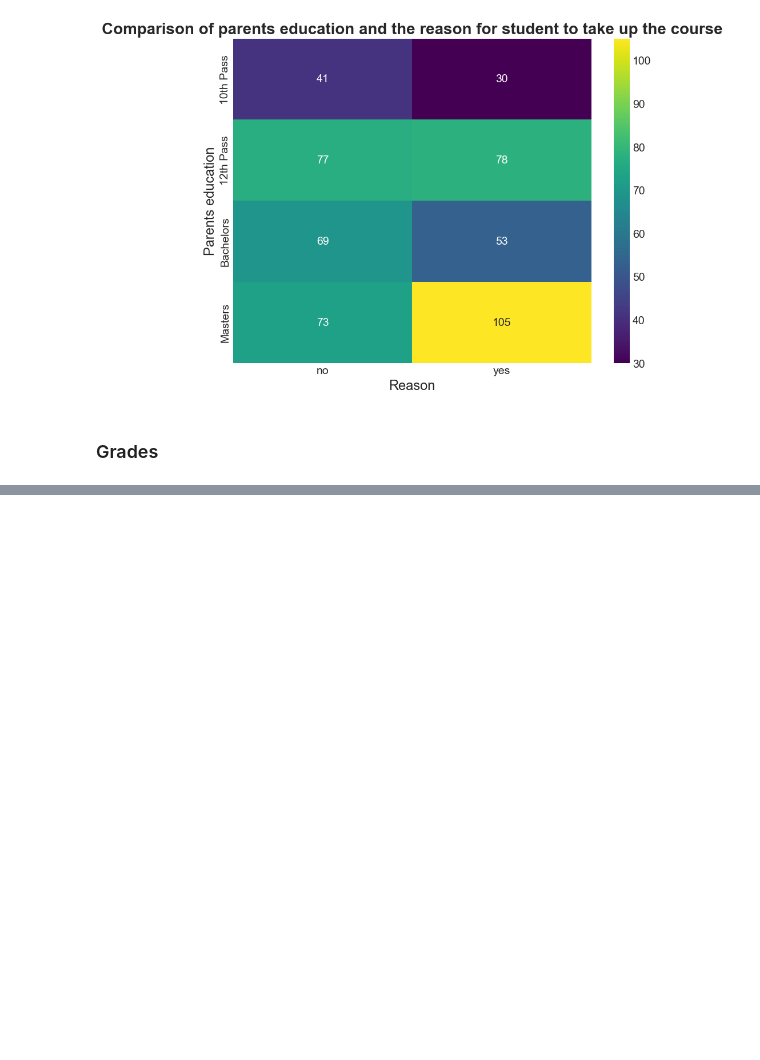
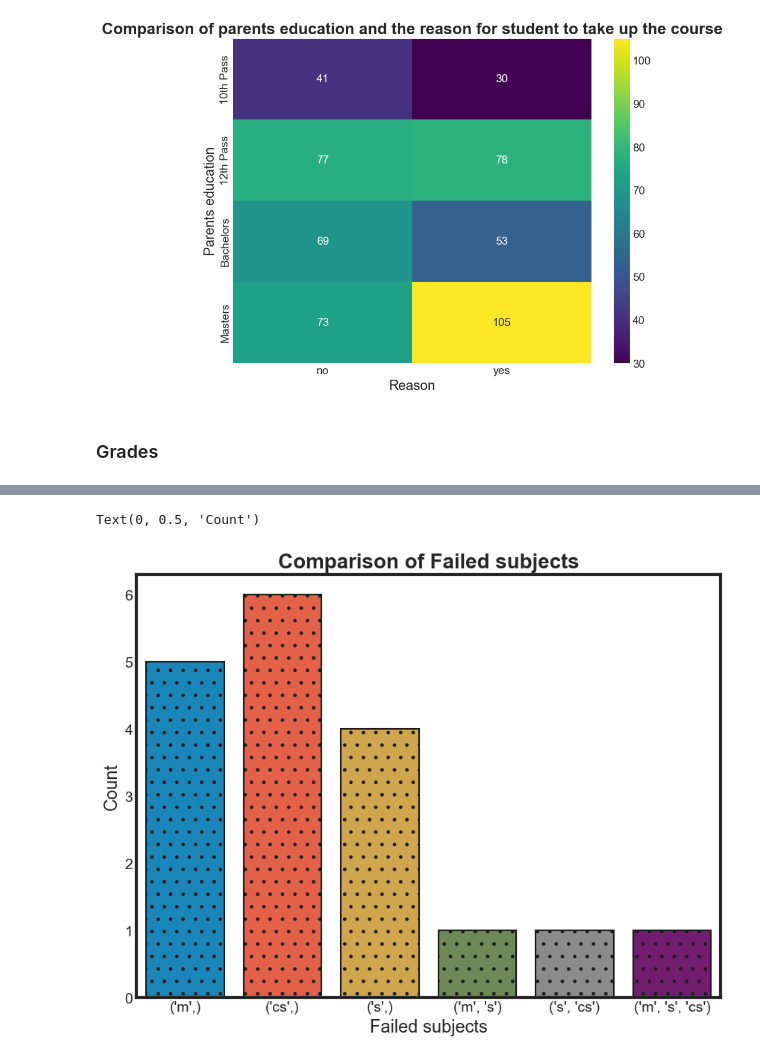
Before and after one commit to Kushal-Chandar/statistics-student-performance-analysis, a Jupyter notebook: analysis.ipynb, the cells around one changed output, grey strips where cells are left out. Saved outputs shown, nothing was run; the diff lists cells and outputs as text; code cells hidden in the pictures; blank space fills up the shorter version.

```diff
--- a/analysis.ipynb
+++ b/analysis.ipynb
@@ -360,0 +495,26 @@ array([2, 3, 0, 1, 5, 4, 6, 7])
+# %%
+def get_fail_subject(row):
+  subject = list()
+  if(row['maths'] == 'F'):
+     subject.append('m')
+  if(row['stats'] == 'F'):
+     subject.append('s')
+  if(row['comp_sci'] == 'F'):
+     subject.append('cs')
+  if(len(subject) <= 0):
+    return pd.NA
+  return tuple(subject)
+
+
+data["failed subjects"] = data.apply(get_fail_subject, axis=1)
+data['failed subjects'].head()
+
+graph = sns.countplot(data, x="failed subjects", edgecolor="0.1", linewidth=1.5, hatch=".")
+graph.set_title(
+    "Comparison of Failed subjects", weight="bold", fontsize=20
+)
+graph.set_xlabel("Failed subjects", fontweight=20, fontsize=17)
+graph.set_ylabel("Count", fontweight=20, fontsize=17)
+# %% [output]
+Text(0, 0.5, 'Count')
+[figure, added]
```
Also changed, not shown: parts of 24 cells of this notebook.
